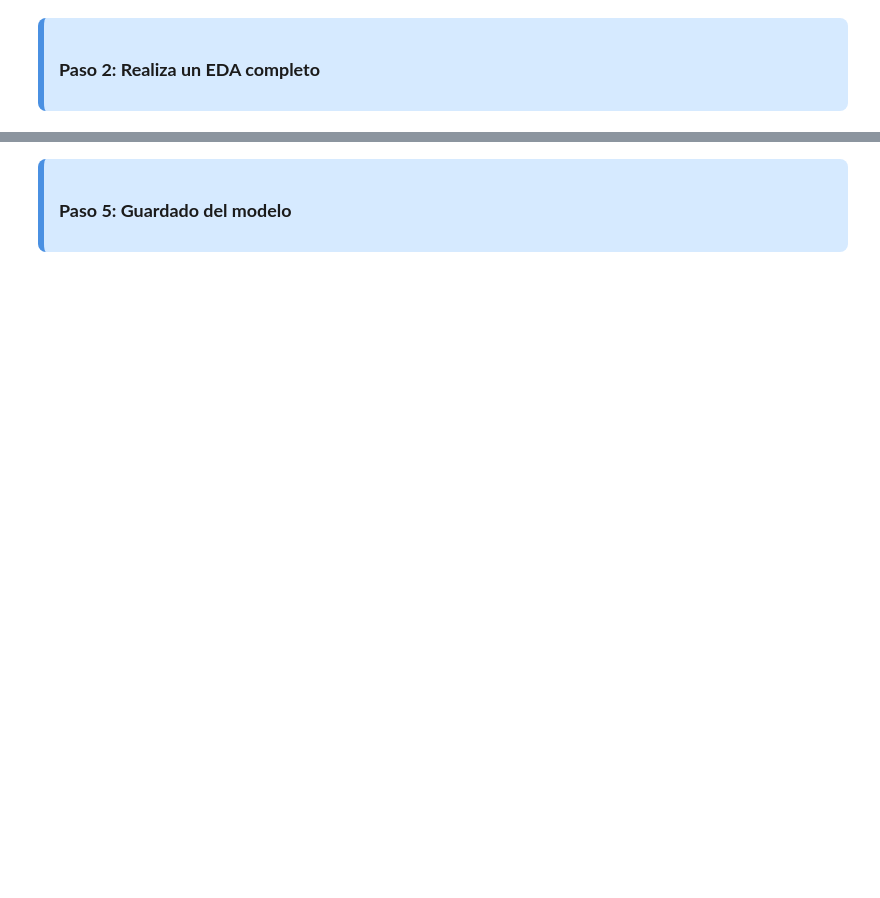
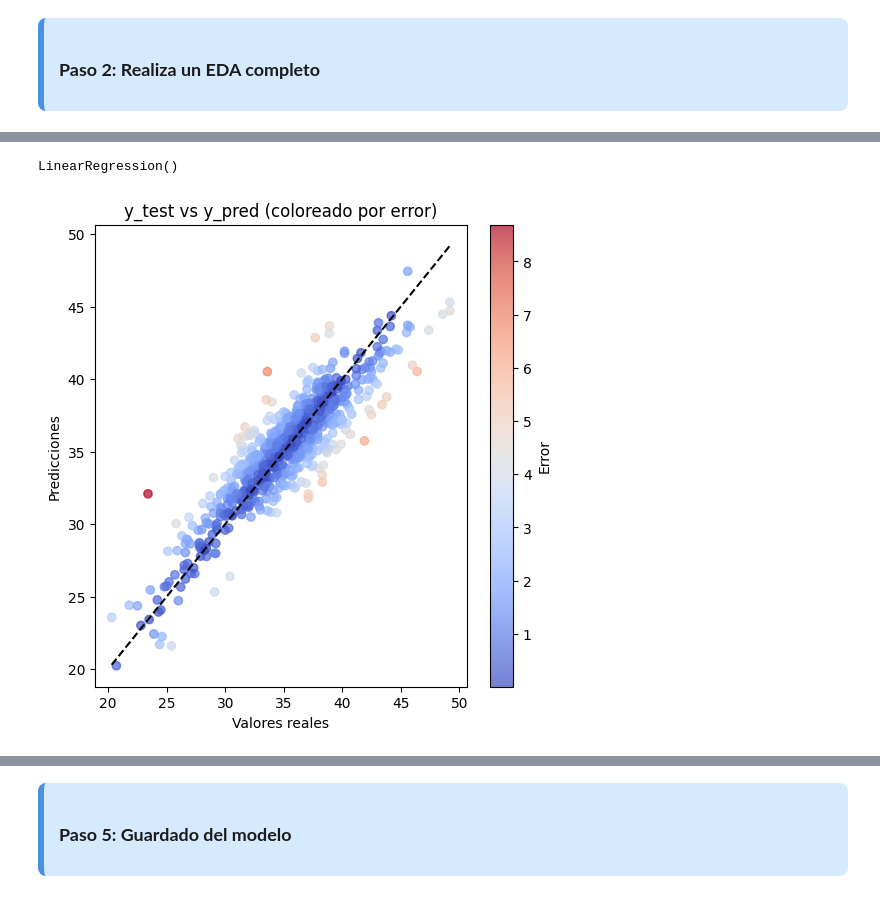
Before and after one commit to 4GeeksAcademy/anaisaponte-GitH-intro-ml, a Jupyter notebook: src/03-linear-regression-reg-demographic-health-data.ipynb, the cells around one changed output, grey strips where cells are left out. Saved outputs shown, nothing was run; the diff lists cells and outputs as text; code cells hidden in the pictures; blank space fills up the shorter version.

```diff
--- a/src/03-linear-regression-reg-demographic-health-data.ipynb
+++ b/src/03-linear-regression-reg-demographic-health-data.ipynb
@@ -1355,0 +319,9 @@ Tras evaluar distintas estrategias de optimización (eliminación de variables,
+# %%
+# Seleccionamos únicamente variables numéricas para el modelo base
+X_num = X.select_dtypes(include=["int64", "float64"])
+# %%
+# Dividimos los datos en entrenamiento y prueba
+X_train, X_test, y_train, y_test = train_test_split(
+    X_num, y, test_size=0.2, random_state=42
+)
+y_train
@@ -1355,0 +341,38 @@ Tras evaluar distintas estrategias de optimización (eliminación de variables,
+# %%
+# Entrenamos modelo base de regresión lineal
+model_base = LinearRegression()
+model_base.fit(X_train, y_train)
+# %% [output]
+LinearRegression()
+# %%
+# Generamos predicciones sobre el conjunto de test
+y_pred = model_base.predict(X_test)
+# %%
+# Calculamos el error absoluto
+errors = abs(y_test - y_pred)
+
+plt.figure(figsize=(6,6))
+
+scatter = plt.scatter(
+    y_test,
+    y_pred,
+    c=errors,
+    cmap="coolwarm",
+    alpha=0.7
+)
+
+# Línea ideal
+plt.plot(
+    [y_test.min(), y_test.max()],
+    [y_test.min(), y_test.max()],
+    'k--'
+)
+
+plt.xlabel("Valores reales")
+plt.ylabel("Predicciones")
+plt.title("y_test vs y_pred (coloreado por error)")
+
+plt.colorbar(scatter, label="Error")
+plt.show()
+# %% [output]
+[figure, added]
```
Also changed, not shown: parts of 147 cells of this notebook, 1 other file.
